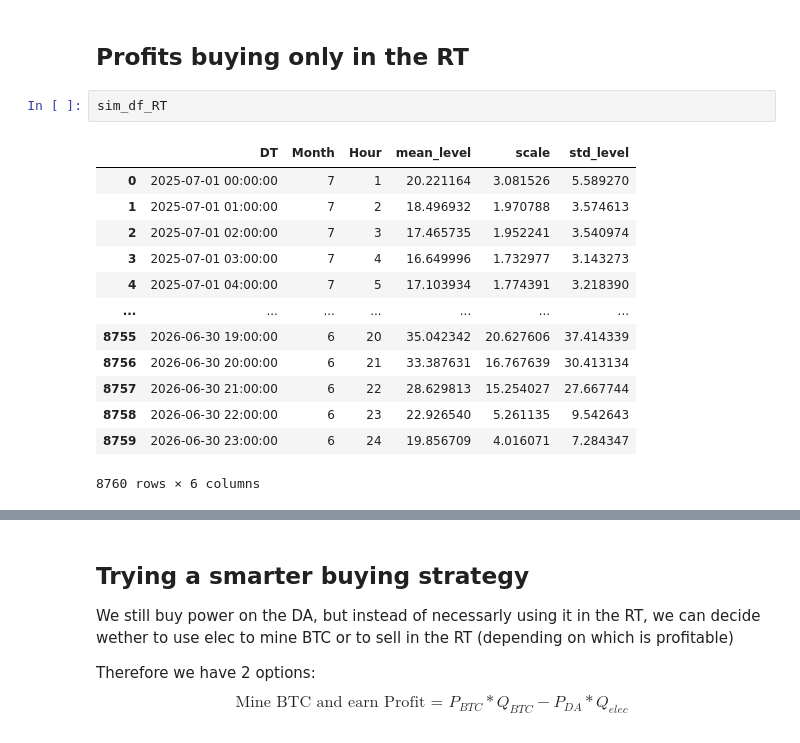
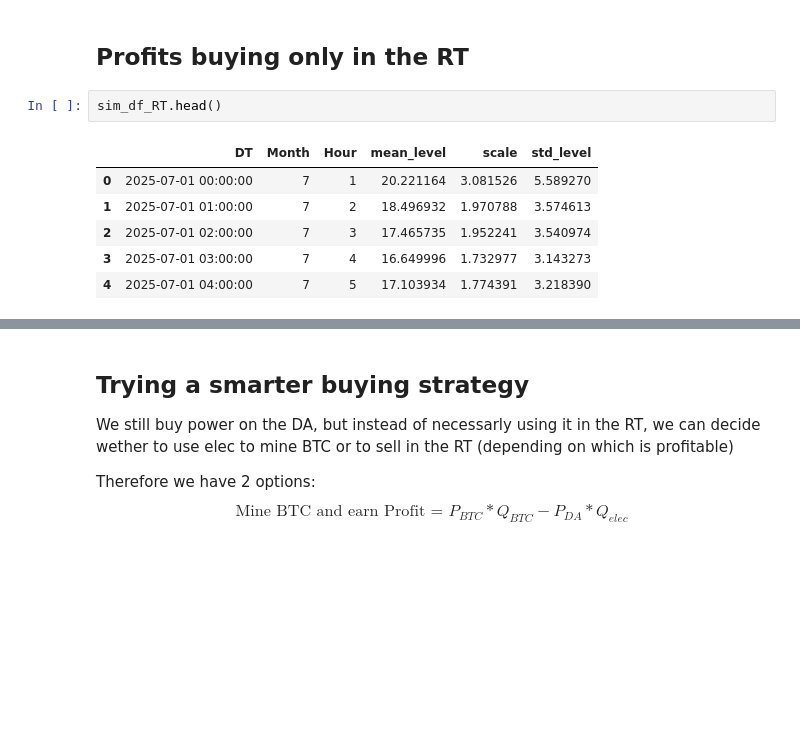
Before and after one commit to sxcben/Financing_Grid_final_project, a Jupyter notebook: code/Benjamin_test.ipynb, the cells around one changed output, grey strips where cells are left out. Drawn from its saved outputs; the diff is of its cells as text; blank space fills up the shorter version.

```diff
--- a/code/Benjamin_test.ipynb
+++ b/code/Benjamin_test.ipynb
@@ -463,18 +446,11 @@ plt.show()
 # %% [markdown]
 ## Profits buying only in the RT
 # %%
-sim_df_RT
+sim_df_RT.head()
 # %% [output]
 |  | DT | Month | Hour | mean_level | scale | std_level |
 | 0 | 2025-07-01 00:00:00 | 7 | 1 | 20.221164 | 3.081526 | 5.589270 |
 | 1 | 2025-07-01 01:00:00 | 7 | 2 | 18.496932 | 1.970788 | 3.574613 |
 | 2 | 2025-07-01 02:00:00 | 7 | 3 | 17.465735 | 1.952241 | 3.540974 |
 | 3 | 2025-07-01 03:00:00 | 7 | 4 | 16.649996 | 1.732977 | 3.143273 |
 | 4 | 2025-07-01 04:00:00 | 7 | 5 | 17.103934 | 1.774391 | 3.218390 |
-| ... | ... | ... | ... | ... | ... | ... |
-| 8755 | 2026-06-30 19:00:00 | 6 | 20 | 35.042342 | 20.627606 | 37.414339 |
-| 8756 | 2026-06-30 20:00:00 | 6 | 21 | 33.387631 | 16.767639 | 30.413134 |
-| 8757 | 2026-06-30 21:00:00 | 6 | 22 | 28.629813 | 15.254027 | 27.667744 |
-| 8758 | 2026-06-30 22:00:00 | 6 | 23 | 22.926540 | 5.261135 | 9.542643 |
-| 8759 | 2026-06-30 23:00:00 | 6 | 24 | 19.856709 | 4.016071 | 7.284347 |
-8760 rows × 6 columns
```
Also changed, not shown: parts of 12 cells of this notebook.
